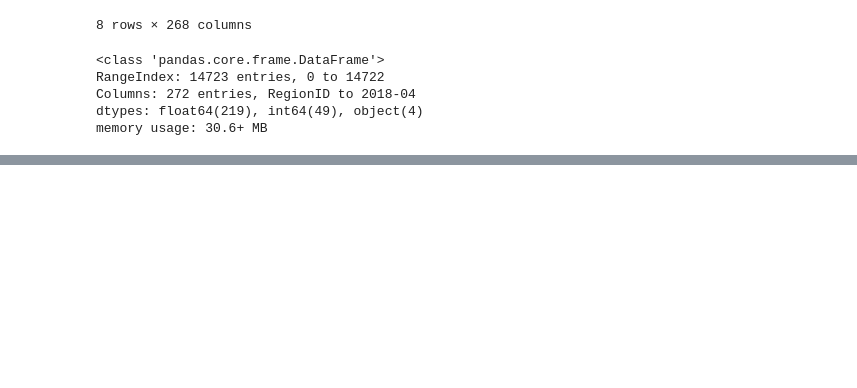
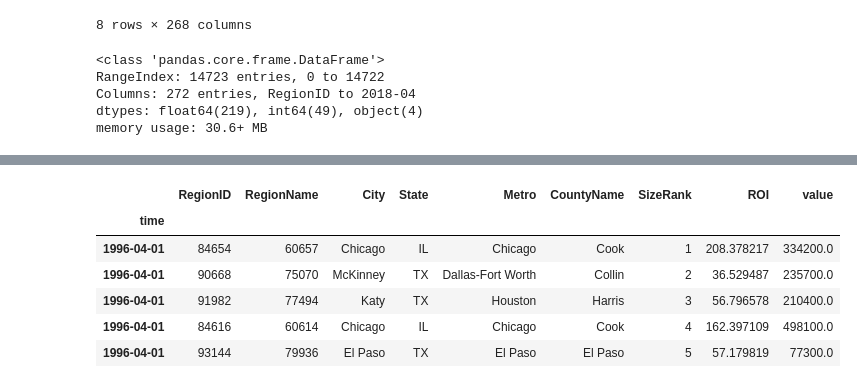
Before and after one commit to paulmwangi/Phase-4-Group-Project, a Jupyter notebook: index.ipynb, the cells around one changed output, grey strips where cells are left out. Saved outputs shown, nothing was run; the diff lists cells and outputs as text; code cells hidden in the pictures; blank space fills up the shorter version.

Commit message:
Melts data and deals with null values

```diff
--- a/index.ipynb
+++ b/index.ipynb
@@ -118,2 +151,7 @@ df
 | 14722 | 95851 | 89155 | Mesquite | NV | Las Vegas | Clark | 14723 | 176400.0 | 176300.0 | 176100.0 | ... |
 14723 rows × 273 columns
+# %%
+melted_data = pd.melt(df, id_vars=['RegionID', 'RegionName', 'City', 'State', 'Metro', 'CountyName', 'SizeRank', 'ROI'], var_name='time')
+melted_data['time'] = pd.to_datetime(melted_data['time'], format='%Y-%m')
+melted_data.groupby('time')
+melted_data.head()
@@ -119,0 +179,11 @@ df
+# %%
+melted_data.set_index('time', inplace=True)
+melted_data.head()
+# %% [output]
+|  | RegionID | RegionName | City | State | Metro | CountyName | SizeRank | ROI | value |
+| time |  |  |  |  |  |  |  |  |  |
+| 1996-04-01 | 84654 | 60657 | Chicago | IL | Chicago | Cook | 1 | 208.378217 | 334200.0 |
+| 1996-04-01 | 90668 | 75070 | McKinney | TX | Dallas-Fort Worth | Collin | 2 | 36.529487 | 235700.0 |
+| 1996-04-01 | 91982 | 77494 | Katy | TX | Houston | Harris | 3 | 56.796578 | 210400.0 |
+| 1996-04-01 | 84616 | 60614 | Chicago | IL | Chicago | Cook | 4 | 162.397109 | 498100.0 |
+| 1996-04-01 | 93144 | 79936 | El Paso | TX | El Paso | El Paso | 5 | 57.179819 | 77300.0 |
```
Also changed, not shown: parts of 9 cells of this notebook.
